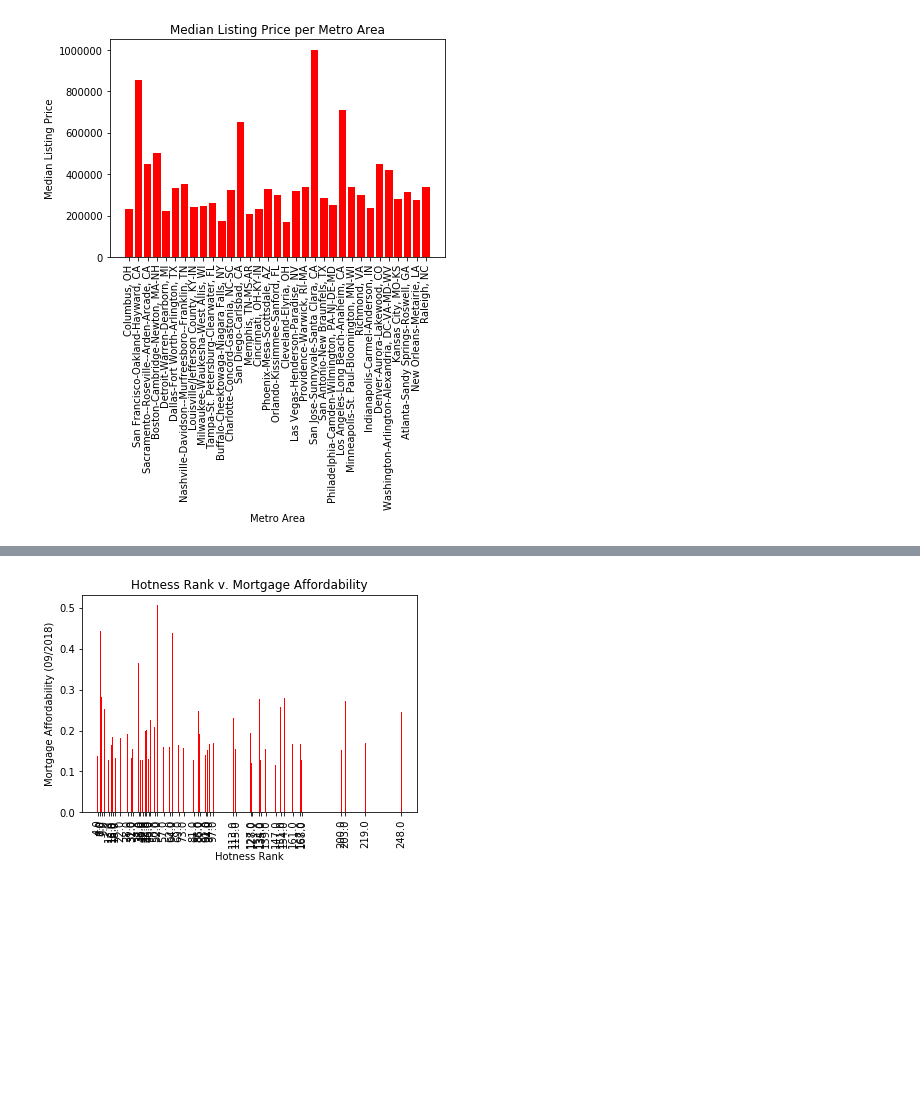
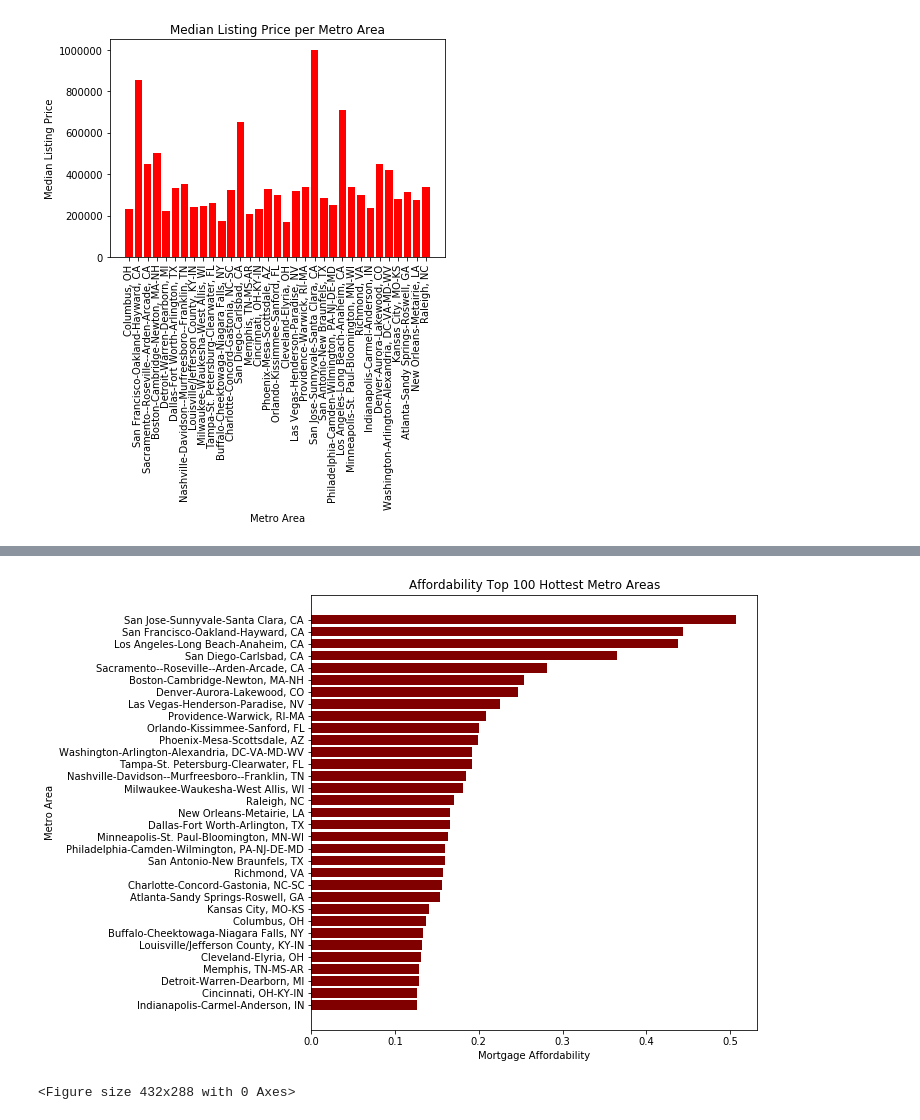
Before and after one commit to LoriHarris/Real_Estate_Affordability, a Jupyter notebook: plots.ipynb, the cells around one changed output, grey strips where cells are left out. Drawn from its saved outputs; the diff is of its cells as text; code cells hidden in the pictures; blank space fills up the shorter version.

```diff
--- a/plots.ipynb
+++ b/plots.ipynb
@@ -315,10 +315,15 @@ listing_high
 | 49 | 395194 | Virginia Beach, VA | 36 | Virginia Beach-Norfolk-Newport Ne... | 47260.0 | 201812.0 | Virginia Beach-Norfolk-Newport Ne... | 37.0 | 219.0 | ... |
 25 rows × 28 columns
 # %%
-# Hotness Rating (100)
+# Hotness Rating (top 100)
 not_null_df.describe()
 hrank_high = not_null_df.loc[(not_null_df["hrank"] <= 100)]
 sort_hrank = hrank_high.sort_values(by=['hrank'])
 sort_hrank
+
+mort_nonull_df.describe()
+mort_hrank_high = mort_nonull_df.loc[(not_null_df["hrank"] <= 100)]
+mort_sort_hrank = mort_hrank_high.sort_values(by=['2018-09'])
+mort_sort_hrank
 # %% [output]
 |  | RegionID | RegionName | SizeRank | CBSAName | CBSACode | Month | CBSATitle | Nielsen HH Rank | hrank | ... |
@@ -393,21 +399,26 @@ plt.show()
 # %%
 # Affordability v. Hotness Rank
 
 # Obtain the x and y coordinates for NC
-x_axis = mort_nonull_df['hrank']
-y_axis = mort_nonull_df['2018-09']
+x_axis = mort_sort_hrank['CBSATitle']
+y_axis = mort_sort_hrank['2018-09']
 tick_locations = [value for value in x_axis]
 
-plt.bar(x_axis, y_axis, color="r", align="center")
-plt.xticks(tick_locations, mort_nonull_df['hrank'], rotation="vertical")
+plt.figure(figsize=[8, 8])
+
+plt.barh(x_axis, y_axis, color="maroon", align="center")
+plt.yticks(tick_locations, mort_sort_hrank['CBSATitle'], rotation="horizontal")
 
 # Set a Title and labels
-plt.title("Hotness Rank v. Mortgage Affordability")
-plt.xlabel("Hotness Rank")
-plt.ylabel("Mortgage Affordability (09/2018)")
+plt.title("Affordability Top 100 Hottest Metro Areas")
+plt.xlabel("Mortgage Affordability")
+plt.ylabel("Metro Area")
+
 
 plt.show()
+plt.tight_layout()
 # %% [output]
-[figure, old version]
+[figure, new version]
+<Figure size 432x288 with 0 Axes>
 # %%
 # Google heatmap for hotness ranks
```
Also changed, not shown: parts of 2 cells of this notebook.
